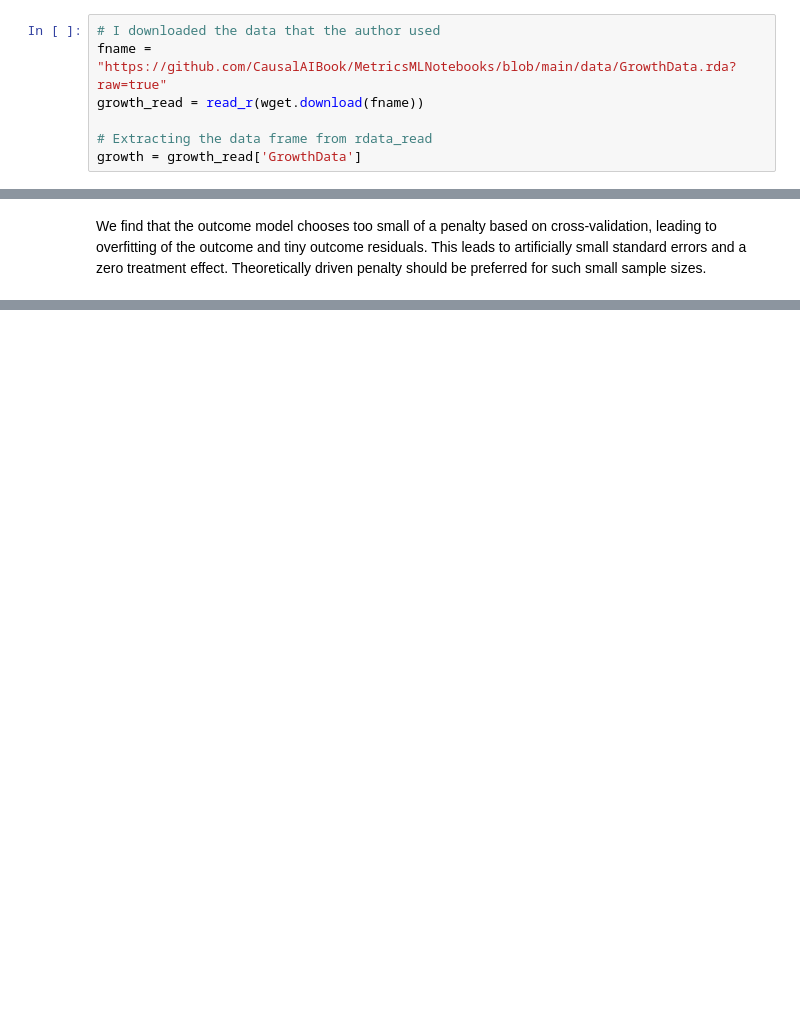
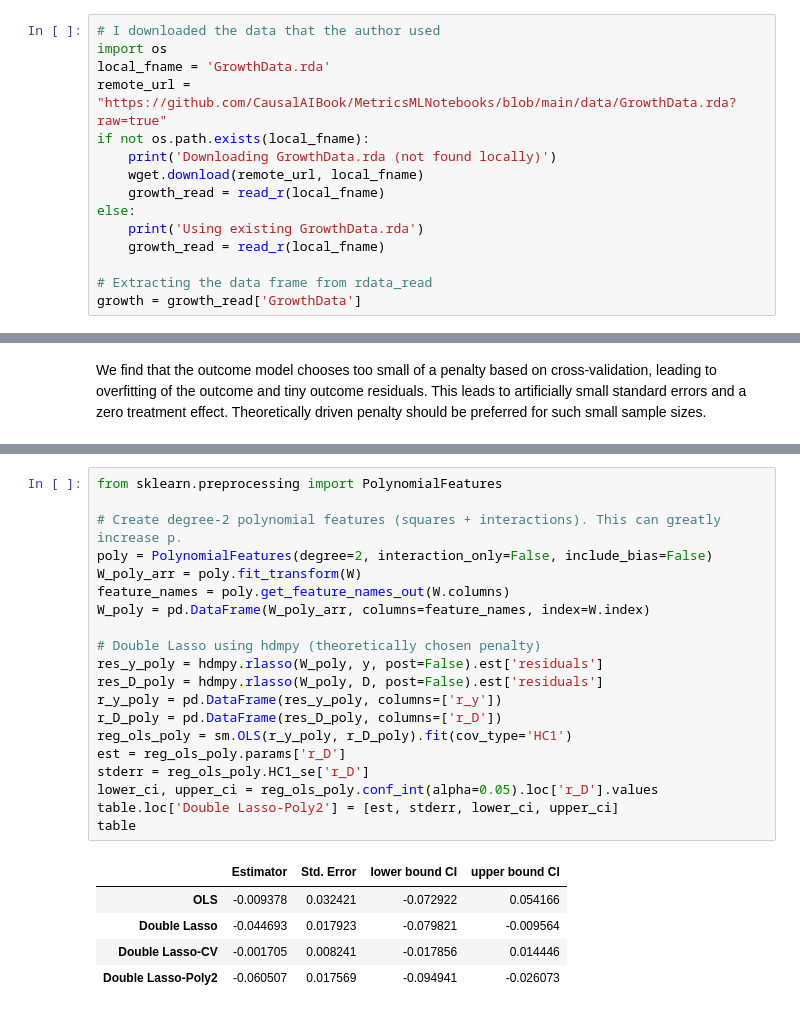
Before and after one commit to daniel-a-fisch/PhD-MIT_Courses, a Jupyter notebook: 14.388 Causal ML/Ch4 - inference/python_convergence_hypothesis_double_lasso.ipynb, the cells around one changed output, grey strips where cells are left out. Cells and saved outputs as stored; diff of their text form; blank space fills up the shorter version.

```diff
--- a/14.388 Causal ML/Ch4 - inference/python_convergence_hypothesis_double_lasso.ipynb
+++ b/14.388 Causal ML/Ch4 - inference/python_convergence_hypothesis_double_lasso.ipynb
@@ -41,8 +42,16 @@ The outcome $Y$ is the realized annual growth rate of a country's wealth  (Gross
 We consider the data set GrowthData which is included in the package *hdm*. First, let us load the data set to get familiar with the data.
 # %%
 # I downloaded the data that the author used
-fname = "https://github.com/CausalAIBook/MetricsMLNotebooks/blob/main/data/GrowthData.rda?raw=true"
-growth_read = read_r(wget.download(fname))
+import os
+local_fname = 'GrowthData.rda'
+remote_url = "https://github.com/CausalAIBook/MetricsMLNotebooks/blob/main/data/GrowthData.rda?raw=true"
+if not os.path.exists(local_fname):
+    print('Downloading GrowthData.rda (not found locally)')
+    wget.download(remote_url, local_fname)
+    growth_read = read_r(local_fname)
+else:
+    print('Using existing GrowthData.rda')
+    growth_read = read_r(local_fname)
 
 # Extracting the data frame from rdata_read
 growth = growth_read['GrowthData']
@@ -155,0 +191,26 @@ plt.show()
+# %%
+from sklearn.preprocessing import PolynomialFeatures
+
+# Create degree-2 polynomial features (squares + interactions). This can greatly increase p.
+poly = PolynomialFeatures(degree=2, interaction_only=False, include_bias=False)
+W_poly_arr = poly.fit_transform(W)
+feature_names = poly.get_feature_names_out(W.columns)
+W_poly = pd.DataFrame(W_poly_arr, columns=feature_names, index=W.index)
+
+# Double Lasso using hdmpy (theoretically chosen penalty)
+res_y_poly = hdmpy.rlasso(W_poly, y, post=False).est['residuals']
+res_D_poly = hdmpy.rlasso(W_poly, D, post=False).est['residuals']
+r_y_poly = pd.DataFrame(res_y_poly, columns=['r_y'])
+r_D_poly = pd.DataFrame(res_D_poly, columns=['r_D'])
+reg_ols_poly = sm.OLS(r_y_poly, r_D_poly).fit(cov_type='HC1')
+est = reg_ols_poly.params['r_D']
+stderr = reg_ols_poly.HC1_se['r_D']
+lower_ci, upper_ci = reg_ols_poly.conf_int(alpha=0.05).loc['r_D'].values
+table.loc['Double Lasso-Poly2'] = [est, stderr, lower_ci, upper_ci]
+table
+# %% [output]
+|  | Estimator | Std. Error | lower bound CI | upper bound CI |
+| OLS | -0.009378 | 0.032421 | -0.072922 | 0.054166 |
+| Double Lasso | -0.044693 | 0.017923 | -0.079821 | -0.009564 |
+| Double Lasso-CV | -0.001705 | 0.008241 | -0.017856 | 0.014446 |
+| Double Lasso-Poly2 | -0.060507 | 0.017569 | -0.094941 | -0.026073 |
```
Also changed, not shown: parts of 13 cells of this notebook, 1 other file.
